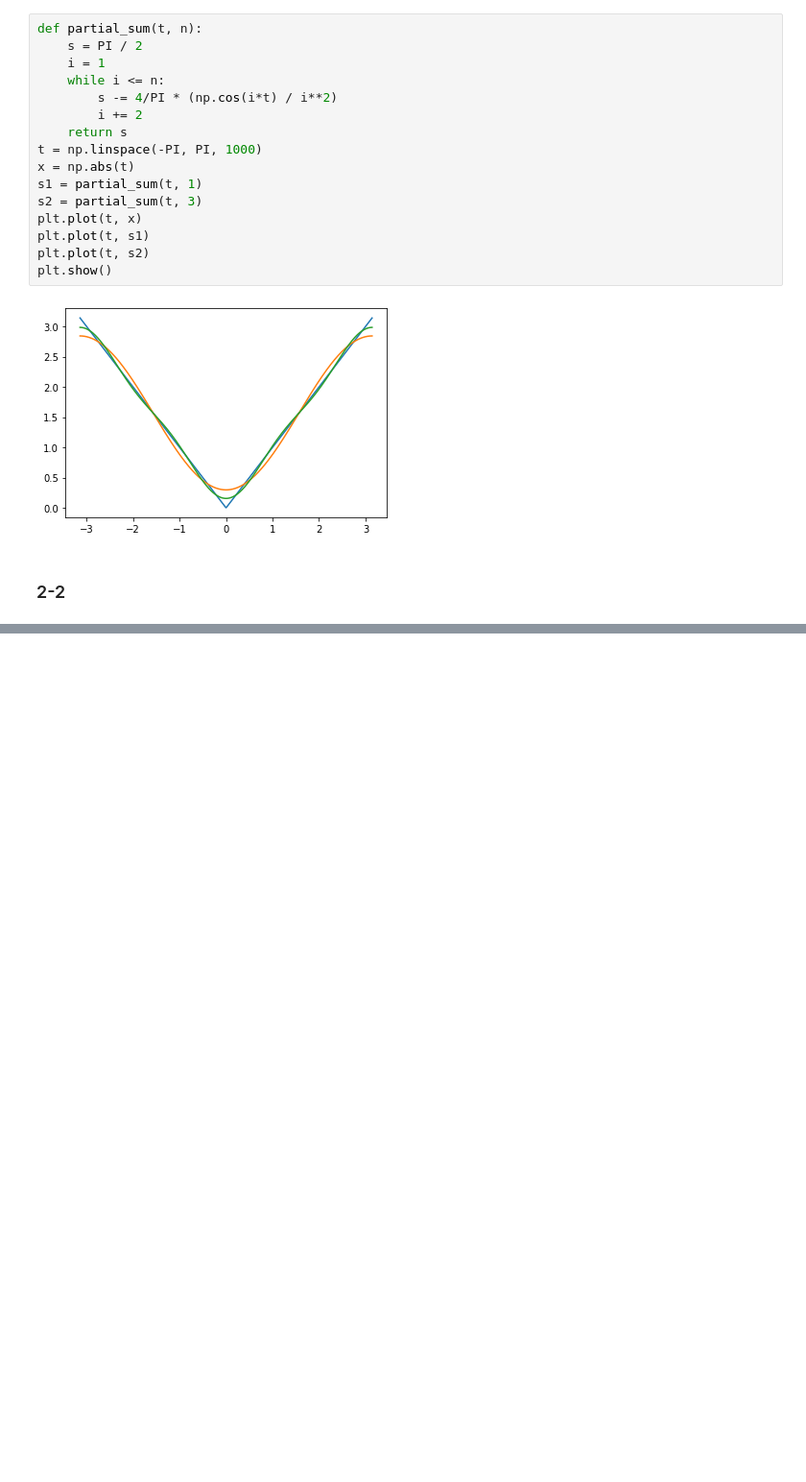
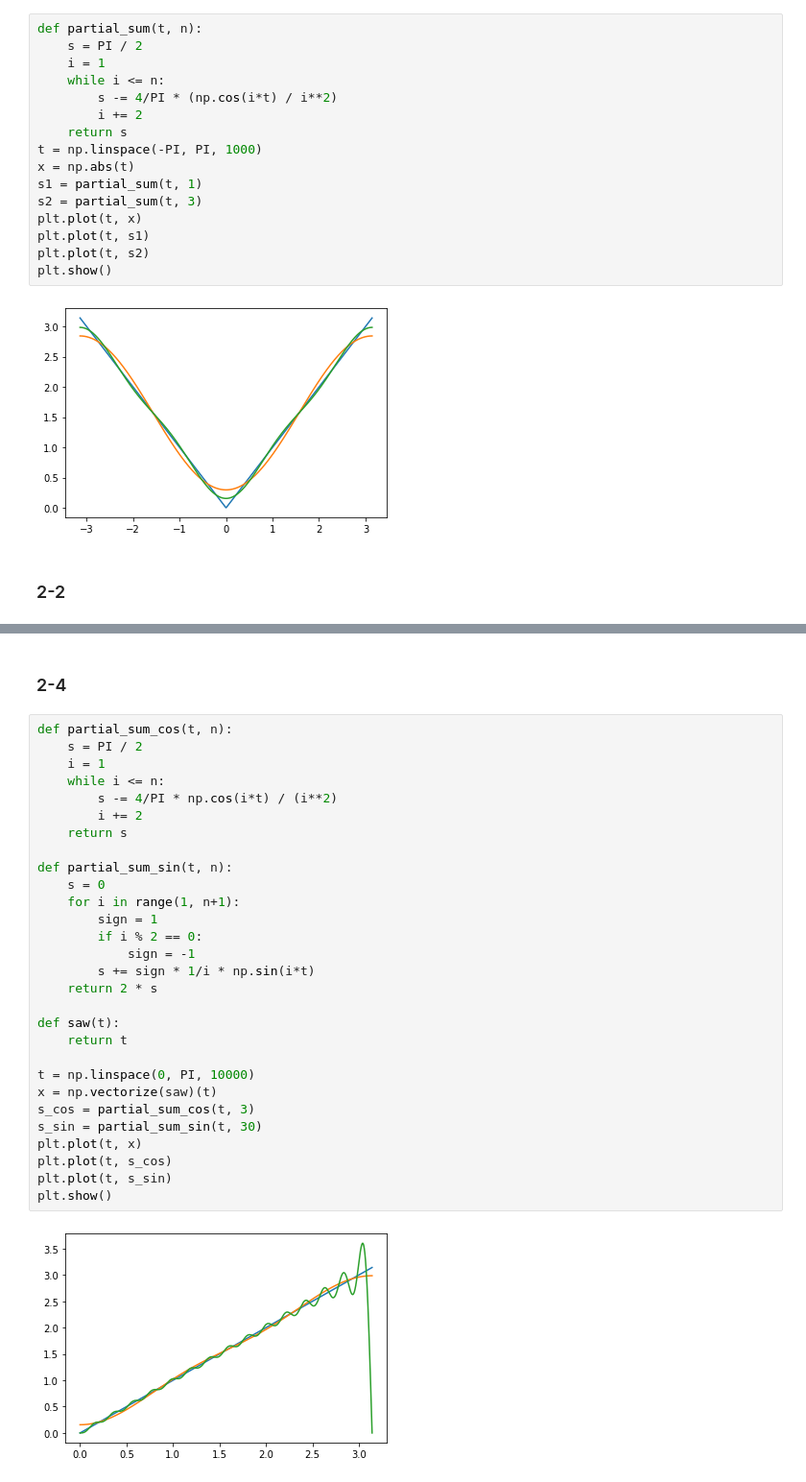
Before and after one commit to jojonki/python_sp, a Jupyter notebook: sec2.ipynb, the cells around one changed output, grey strips where cells are left out. Shown at 96% size. Cells and saved outputs as stored; diff of their text form; blank space fills up the shorter version.

```diff
--- a/sec2.ipynb
+++ b/sec2.ipynb
@@ -28,0 +63,33 @@ plt.show()
+# %% [markdown]
+### 2-4
+# %%
+def partial_sum_cos(t, n):
+    s = PI / 2
+    i = 1
+    while i <= n:
+        s -= 4/PI * np.cos(i*t) / (i**2)
+        i += 2
+    return s
+
+def partial_sum_sin(t, n):
+    s = 0
+    for i in range(1, n+1):
+        sign = 1
+        if i % 2 == 0:
+            sign = -1
+        s += sign * 1/i * np.sin(i*t)
+    return 2 * s
+
+def saw(t):
+    return t
+
+t = np.linspace(0, PI, 10000)
+x = np.vectorize(saw)(t)
+s_cos = partial_sum_cos(t, 3)
+s_sin = partial_sum_sin(t, 30)
+plt.plot(t, x)
+plt.plot(t, s_cos)
+plt.plot(t, s_sin)
+plt.show()
+# %% [output]
+[figure, added]
```
Also changed, not shown: parts of 4 cells of this notebook.
